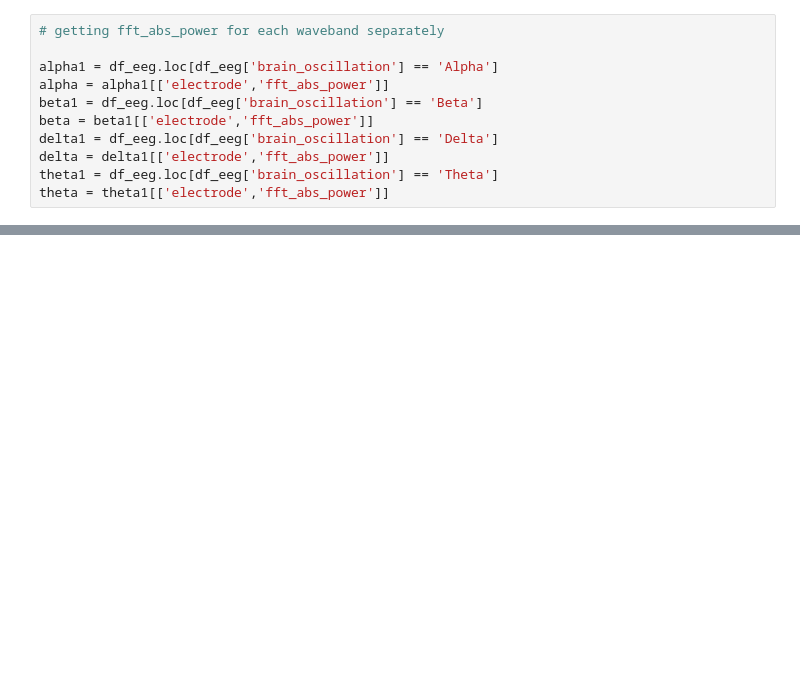
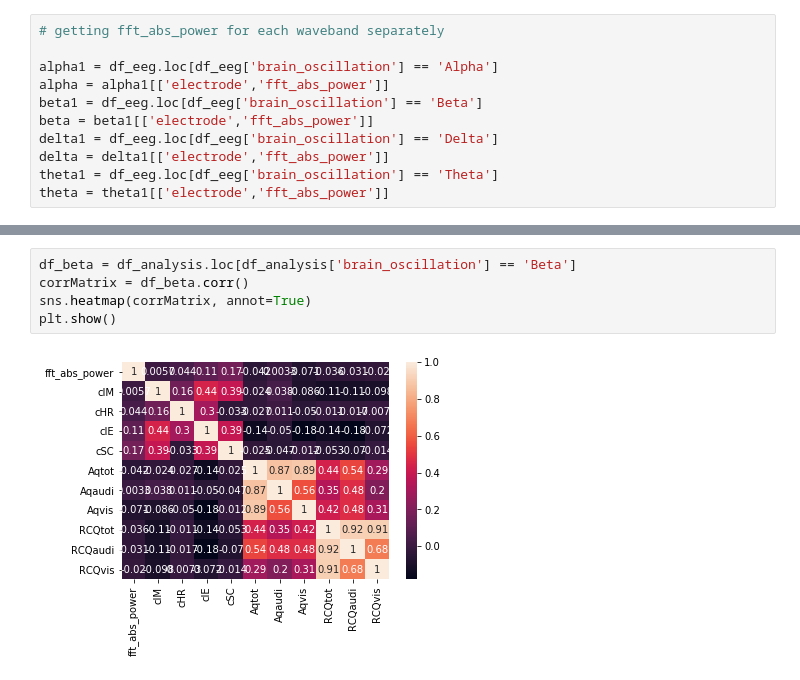
Before and after one commit to brainhack-school2020/ADHDsubtypes_project, a Jupyter notebook: Viz.ipynb, the cells around one changed output, grey strips where cells are left out. Saved outputs shown, nothing was run; the diff lists cells and outputs as text; blank space fills up the shorter version.

```diff
--- a/Viz.ipynb
+++ b/Viz.ipynb
@@ -339,0 +376,7 @@ plt.show()
+# %%
+df_beta = df_analysis.loc[df_analysis['brain_oscillation'] == 'Beta']
+corrMatrix = df_beta.corr()
+sns.heatmap(corrMatrix, annot=True)
+plt.show()
+# %% [output]
+[figure, added]
```
Also changed, not shown: parts of 32 cells of this notebook, 1 other file.
